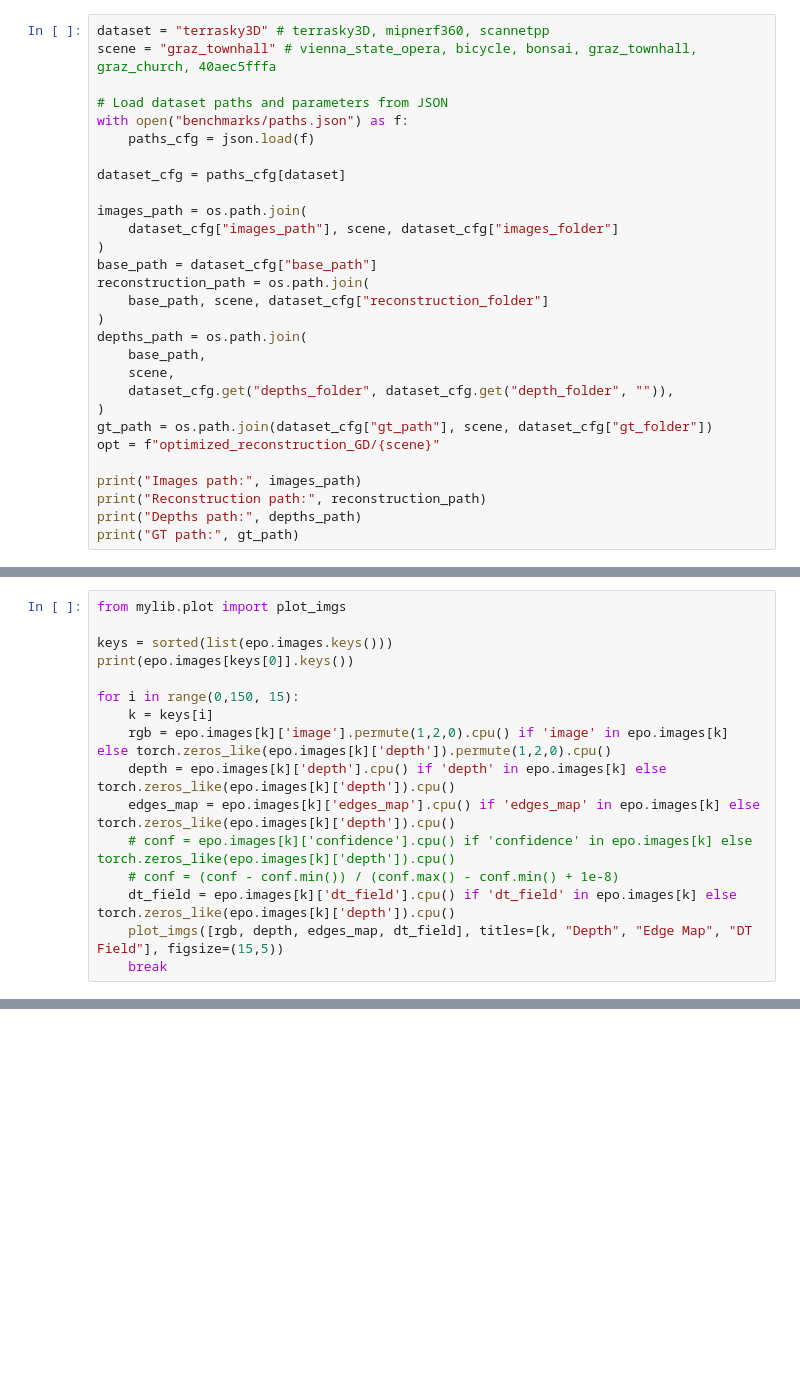
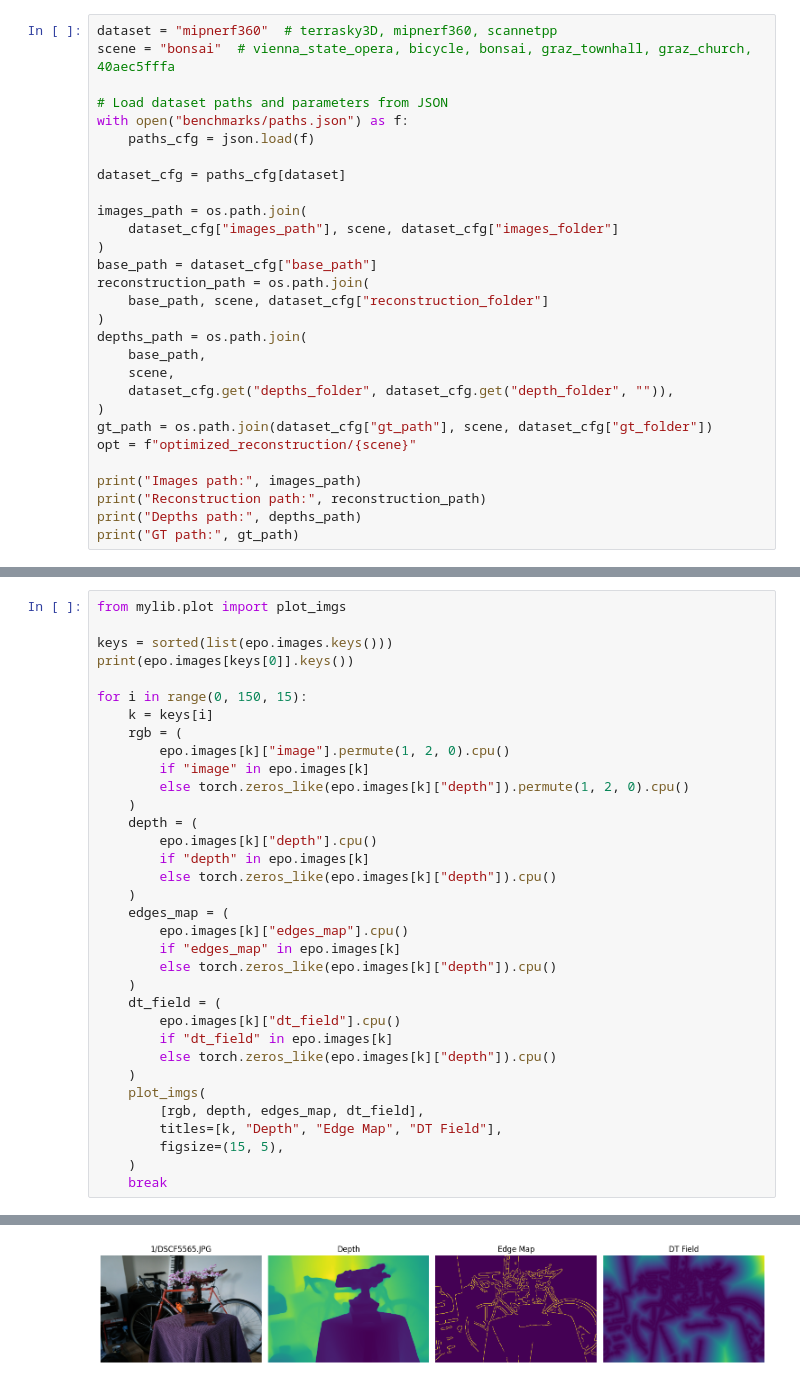
Before and after one commit to mattiadurso/EPO, a Jupyter notebook: demo.ipynb, the cells around one changed output, grey strips where cells are left out. Saved outputs shown, nothing was run; the diff lists cells and outputs as text; blank space fills up the shorter version.

```diff
--- a/demo.ipynb
+++ b/demo.ipynb
@@ -12,6 +8,6 @@ import torchvision.transforms as T
 # %%
-dataset = "terrasky3D" # terrasky3D, mipnerf360, scannetpp
-scene = "graz_townhall" # vienna_state_opera, bicycle, bonsai, graz_townhall, graz_church, 40aec5fffa
+dataset = "mipnerf360"  # terrasky3D, mipnerf360, scannetpp
+scene = "bonsai"  # vienna_state_opera, bicycle, bonsai, graz_townhall, graz_church, 40aec5fffa
 
 # Load dataset paths and parameters from JSON
 with open("benchmarks/paths.json") as f:
@@ -32,7 +28,7 @@ depths_path = os.path.join(
     dataset_cfg.get("depths_folder", dataset_cfg.get("depth_folder", "")),
 )
 gt_path = os.path.join(dataset_cfg["gt_path"], scene, dataset_cfg["gt_folder"])
-opt = f"optimized_reconstruction_GD/{scene}"
+opt = f"optimized_reconstruction/{scene}"
 
 print("Images path:", images_path)
 print("Reconstruction path:", reconstruction_path)
@@ -69,13 +74,32 @@ from mylib.plot import plot_imgs
 keys = sorted(list(epo.images.keys()))
 print(epo.images[keys[0]].keys())
 
-for i in range(0,150, 15):
+for i in range(0, 150, 15):
     k = keys[i]
-    rgb = epo.images[k]['image'].permute(1,2,0).cpu() if 'image' in epo.images[k] else torch.zeros_like(epo.images[k]['depth']).permute(1,2,0).cpu()
-    depth = epo.images[k]['depth'].cpu() if 'depth' in epo.images[k] else torch.zeros_like(epo.images[k]['depth']).cpu()
-    edges_map = epo.images[k]['edges_map'].cpu() if 'edges_map' in epo.images[k] else torch.zeros_like(epo.images[k]['depth']).cpu()
-    # conf = epo.images[k]['confidence'].cpu() if 'confidence' in epo.images[k] else torch.zeros_like(epo.images[k]['depth']).cpu()
-    # conf = (conf - conf.min()) / (conf.max() - conf.min() + 1e-8)
-    dt_field = epo.images[k]['dt_field'].cpu() if 'dt_field' in epo.images[k] else torch.zeros_like(epo.images[k]['depth']).cpu()
-    plot_imgs([rgb, depth, edges_map, dt_field], titles=[k, "Depth", "Edge Map", "DT Field"], figsize=(15,5))
+    rgb = (
+        epo.images[k]["image"].permute(1, 2, 0).cpu()
+        if "image" in epo.images[k]
+        else torch.zeros_like(epo.images[k]["depth"]).permute(1, 2, 0).cpu()
+    )
+    depth = (
+        epo.images[k]["depth"].cpu()
+        if "depth" in epo.images[k]
+        else torch.zeros_like(epo.images[k]["depth"]).cpu()
+    )
+    edges_map = (
+        epo.images[k]["edges_map"].cpu()
+        if "edges_map" in epo.images[k]
+        else torch.zeros_like(epo.images[k]["depth"]).cpu()
+    )
+    dt_field = (
+        epo.images[k]["dt_field"].cpu()
+        if "dt_field" in epo.images[k]
+        else torch.zeros_like(epo.images[k]["depth"]).cpu()
+    )
+    plot_imgs(
+        [rgb, depth, edges_map, dt_field],
+        titles=[k, "Depth", "Edge Map", "DT Field"],
+        figsize=(15, 5),
+    )
     break
+# %% [output]
@@ -82,3 +107,4 @@ for i in range(0,150, 15):
+[figure, added]
 # %%
 epo(
     early_stop="pose",
```
Also changed, not shown: parts of 35 cells of this notebook, 6 other files.
